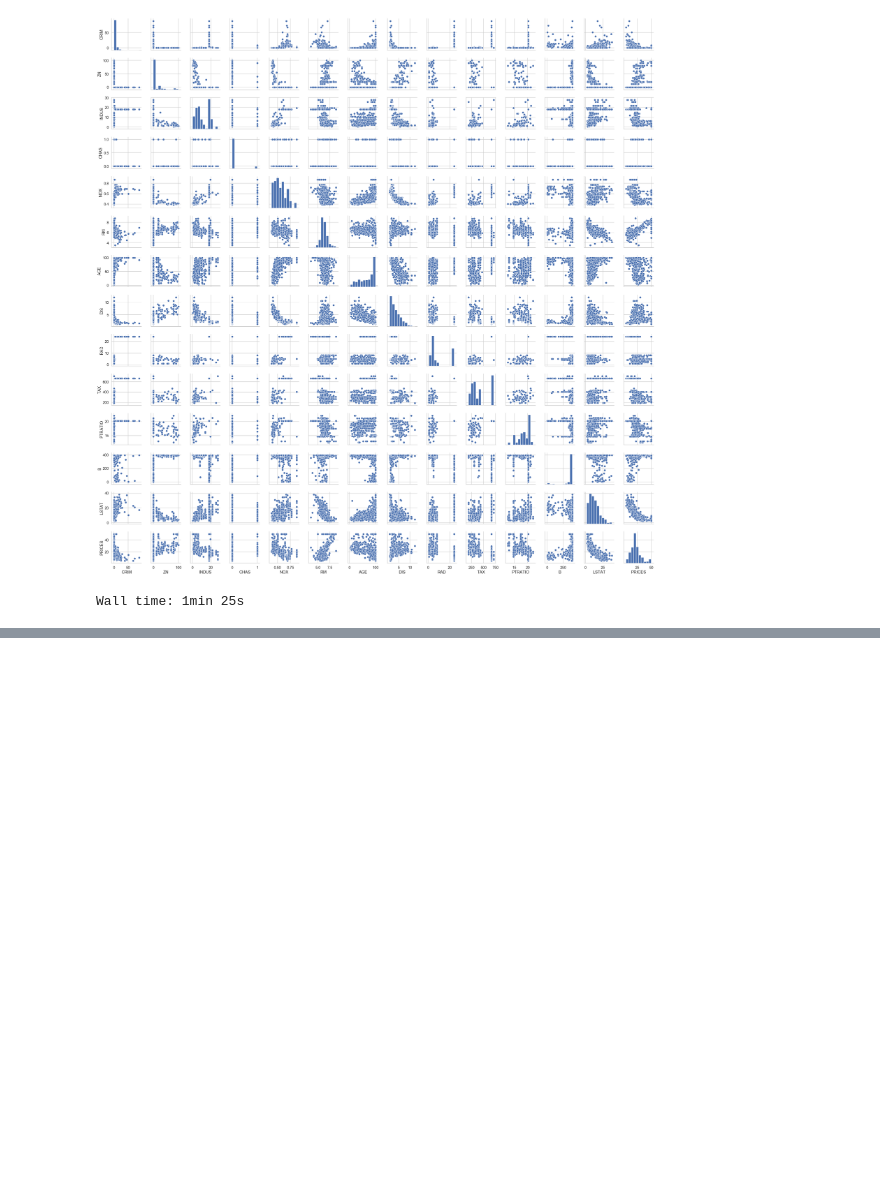
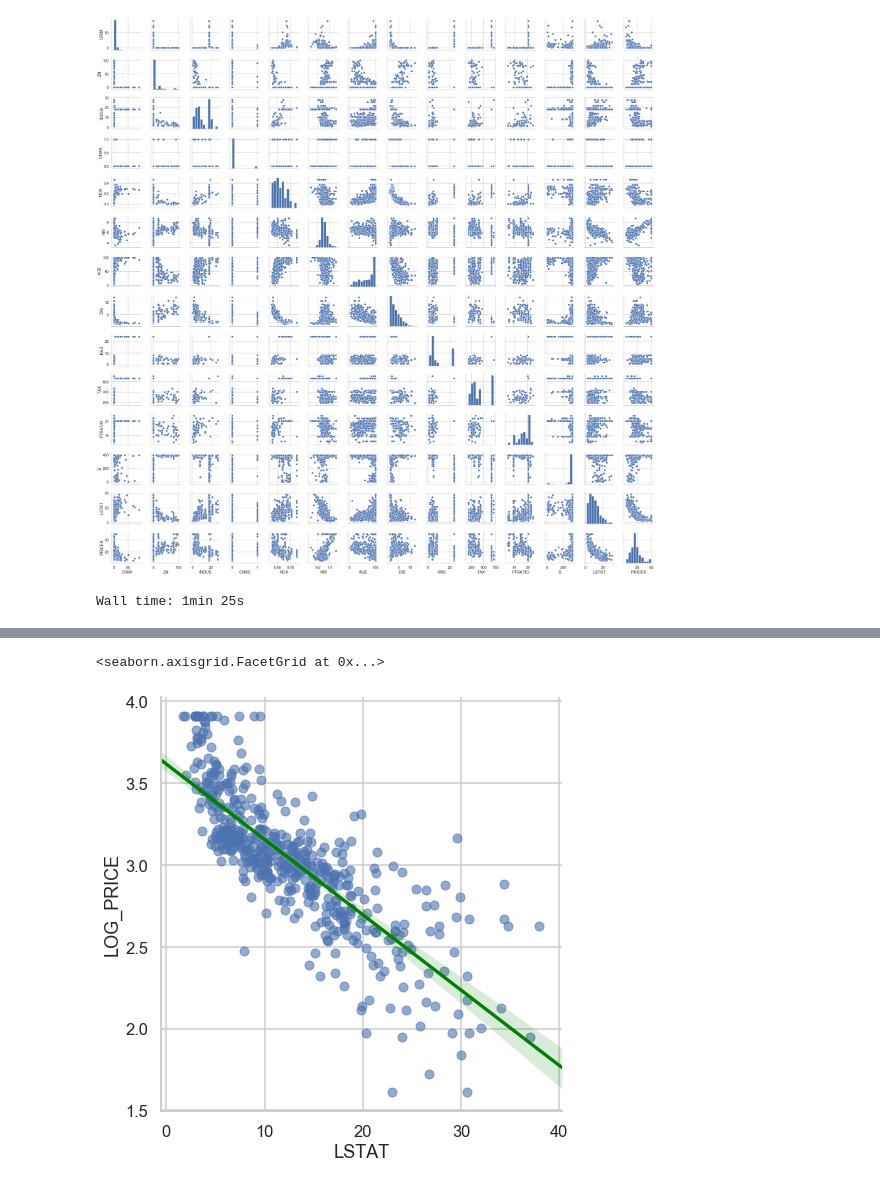
Before and after one commit to Nagaraj-U/Boston-Houseprice-Predictions, a Jupyter notebook: Boston_HousePrices_Prediction.ipynb, the cells around one changed output, grey strips where cells are left out. Cells and saved outputs as stored; diff of their text form; code cells hidden in the pictures; blank space fills up the shorter version.

```diff
--- a/Boston_HousePrices_Prediction.ipynb
+++ b/Boston_HousePrices_Prediction.ipynb
@@ -585,0 +590,5 @@ Wall time: 2min 5s
+# %%
+prices = data['PRICES']
+features = data.drop('PRICES',axis=1)
+
+X_train, X_test, y_train, y_test = train_test_split(features, prices, test_size=0.2 ,random_state=10)
@@ -585,0 +694,8 @@ Wall time: 2min 5s
+# %%
+transformed_data = features
+transformed_data['LOG_PRICE']=y_log
+
+sns.lmplot(x='LSTAT',y='LOG_PRICE',data=transformed_data,height=7,scatter_kws={'alpha':0.6},line_kws={'color':'green'})
+# %% [output]
+<seaborn.axisgrid.FacetGrid at 0x...>
+[figure, added]
```
Also changed, not shown: parts of 24 cells of this notebook.
